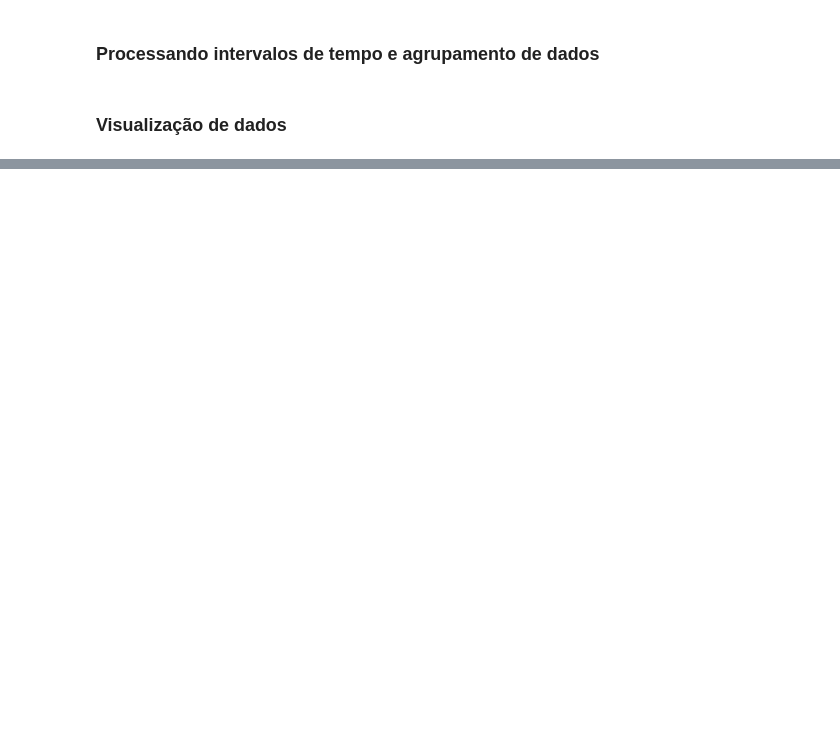
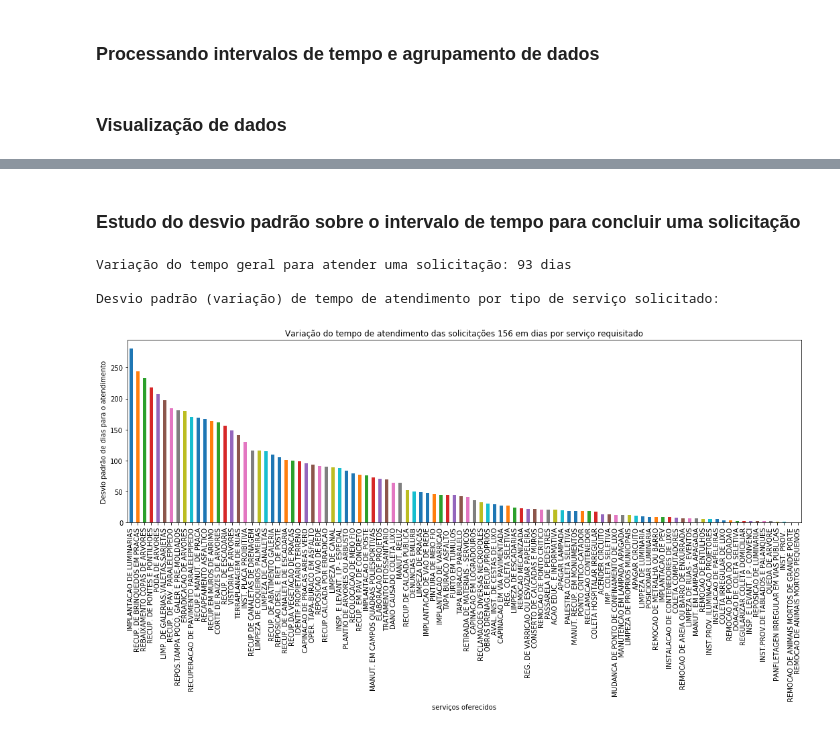
Before and after one commit to if1015-datascience-ufpe/2018-2-projeto-randomic, a Jupyter notebook: notebooks/hypotheses/hypothese 3 - tempo médio de atendimento.ipynb, the cells around one changed output, grey strips where cells are left out. Drawn from its saved outputs; the diff is of its cells as text; code cells hidden in the pictures; blank space fills up the shorter version.

```diff
--- a/notebooks/hypotheses/hypothese 3 - tempo médio de atendimento.ipynb
+++ b/notebooks/hypotheses/hypothese 3 - tempo médio de atendimento.ipynb
@@ -48,0 +93,23 @@ Name: INTERVALO, Length: 121, dtype: float64
+# %% [markdown]
+### Estudo do desvio padrão sobre o intervalo de tempo para concluir uma solicitação
+# %%
+print('Variação do tempo geral para atender uma solicitação:', int(round(df['INTERVALO'].std())), 'dias')
+
+group_sorted = group_df.std().sort_values(by=['INTERVALO'], ascending=False)
+group_sorted_nozero = group_sorted[group_sorted['INTERVALO'] != 0]
+group_sorted_iszero = group_sorted[group_sorted['INTERVALO'] == 0]
+
+axis = group_sorted_nozero.plot.bar(
+    x=None,
+    y='INTERVALO',
+    figsize=(18, 5),
+    legend=False,
+    title='Variação do tempo de atendimento das solicitações 156 em dias por serviço requisitado')
+axis.set_ylabel('Desvio padrão de dias para o atendimento')
+axis.set_xlabel('serviços oferecidos')
+print('\nDesvio padrão (variação) de tempo de atendimento por tipo de serviço solicitado:')
+# %% [output]
+Variação do tempo geral para atender uma solicitação: 93 dias
+
+Desvio padrão (variação) de tempo de atendimento por tipo de serviço solicitado:
+[figure, added]
```
Also changed, not shown: parts of 10 cells of this notebook, 1 other file.
